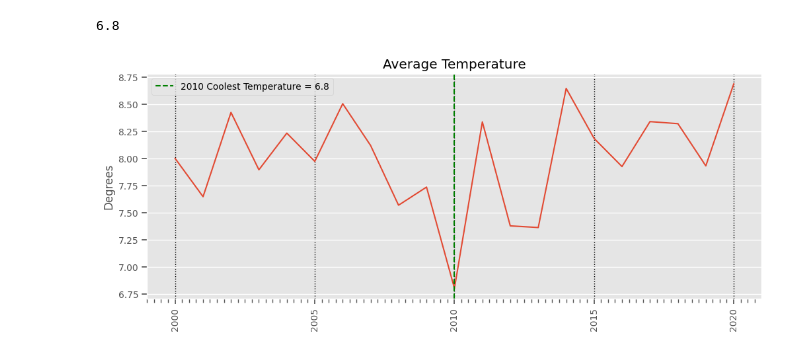
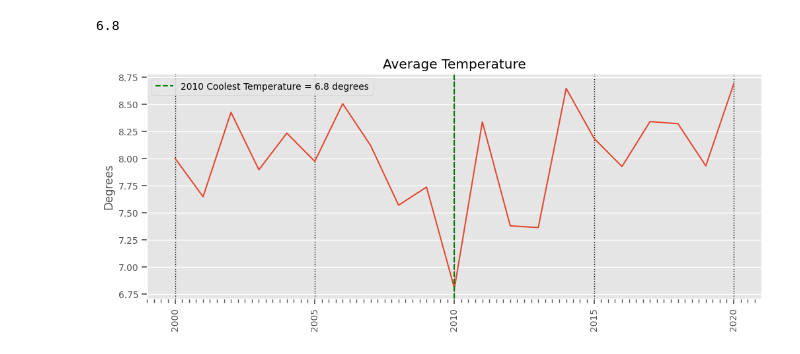
Before and after one commit to daisy-rivera/Resampling-Datetime-Data, a Jupyter notebook: ResamplingDatetimeData.ipynb, the cells around one changed output. Drawn from its saved outputs; the diff is of its cells as text; code cells hidden in the pictures.

```diff
--- a/ResamplingDatetimeData.ipynb
+++ b/ResamplingDatetimeData.ipynb
@@ -437,32 +437,33 @@ fmt_major_yr = mdates.DateFormatter("%Y")
 # %%
 ## plotting temperature
 yearly_temp = df_yearly['min_temp']
 
 ## Create our plot and save the ax
 fig, ax = plt.subplots()
 ax.plot(yearly_temp.index, yearly_temp.values)
 
 ax.set(ylabel="Degrees", title='Average Temperature')
 
 # Set xaxis major locator/formatter
 ax.xaxis.set_major_locator(loc_major_yr)
 ax.xaxis.set_major_formatter(fmt_major_yr)
 
 
 # Set xaxis minor locator/formatter
 ax.xaxis.set_minor_locator(loc_minor_3m)
 #ax.xaxis.set_minor_formatter(fmt_minor_3m)
 
 # Add gridlines for major xaxis ticks
 ax.grid(which='major',axis='x',color='k',ls=':',lw=1)
 
 ## Rotate the major tick years using fig.autofmt_xdate
 fig = ax.get_figure()
 fig.autofmt_xdate(which='major', rotation=90,ha='center')
 
 fmt = "%Y"
 ax.axvline(min_temp, ls='--',color='green',
-           label=f"{min_temp.strftime(fmt)} Coolest Temperature = {temp}")
+           label=f"{min_temp.strftime(fmt)} Coolest Temperature = {temp} degrees")
+
 ax.legend(loc='upper left');
 # %% [output]
-[figure, old version]
+[figure, new version]
```
